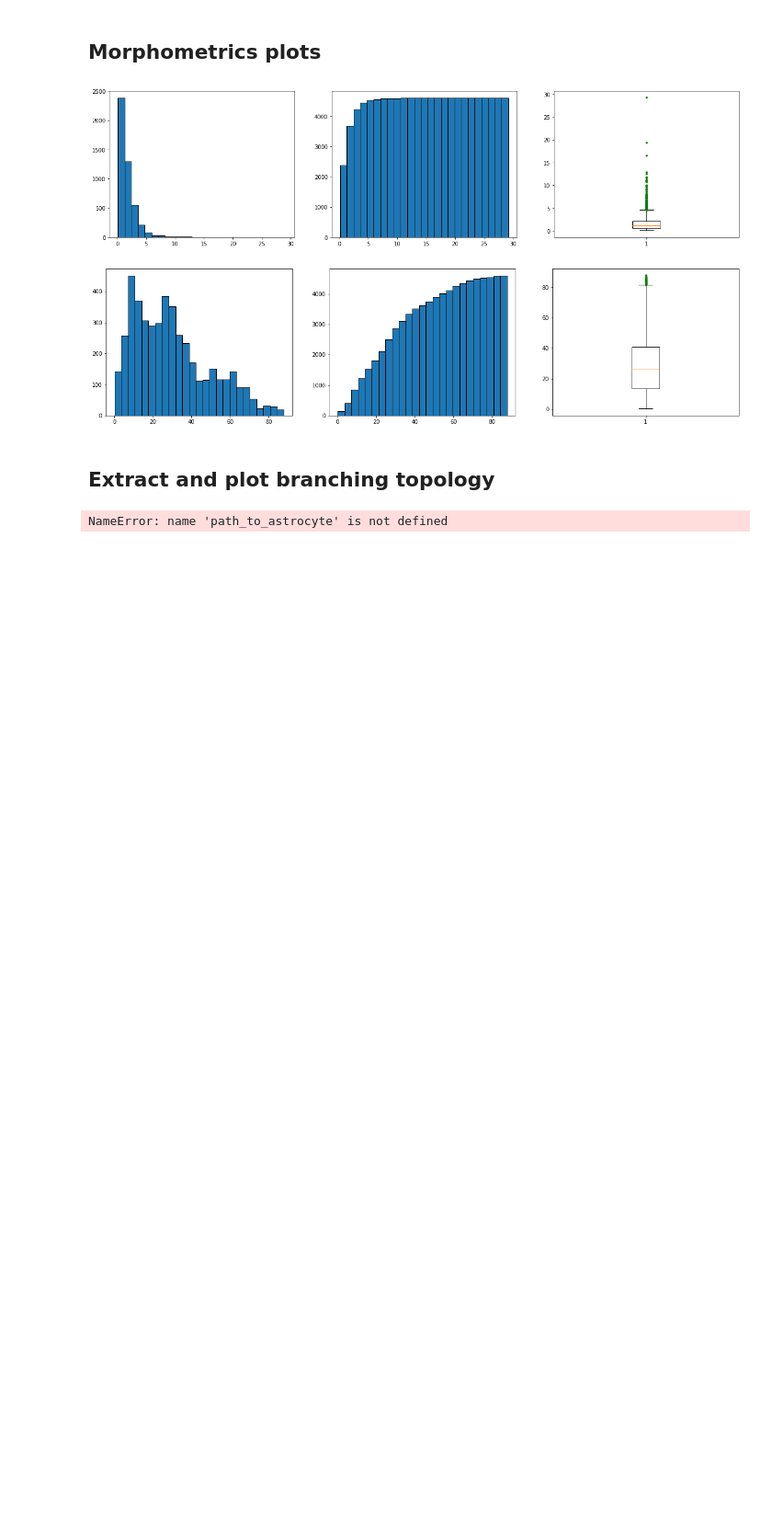
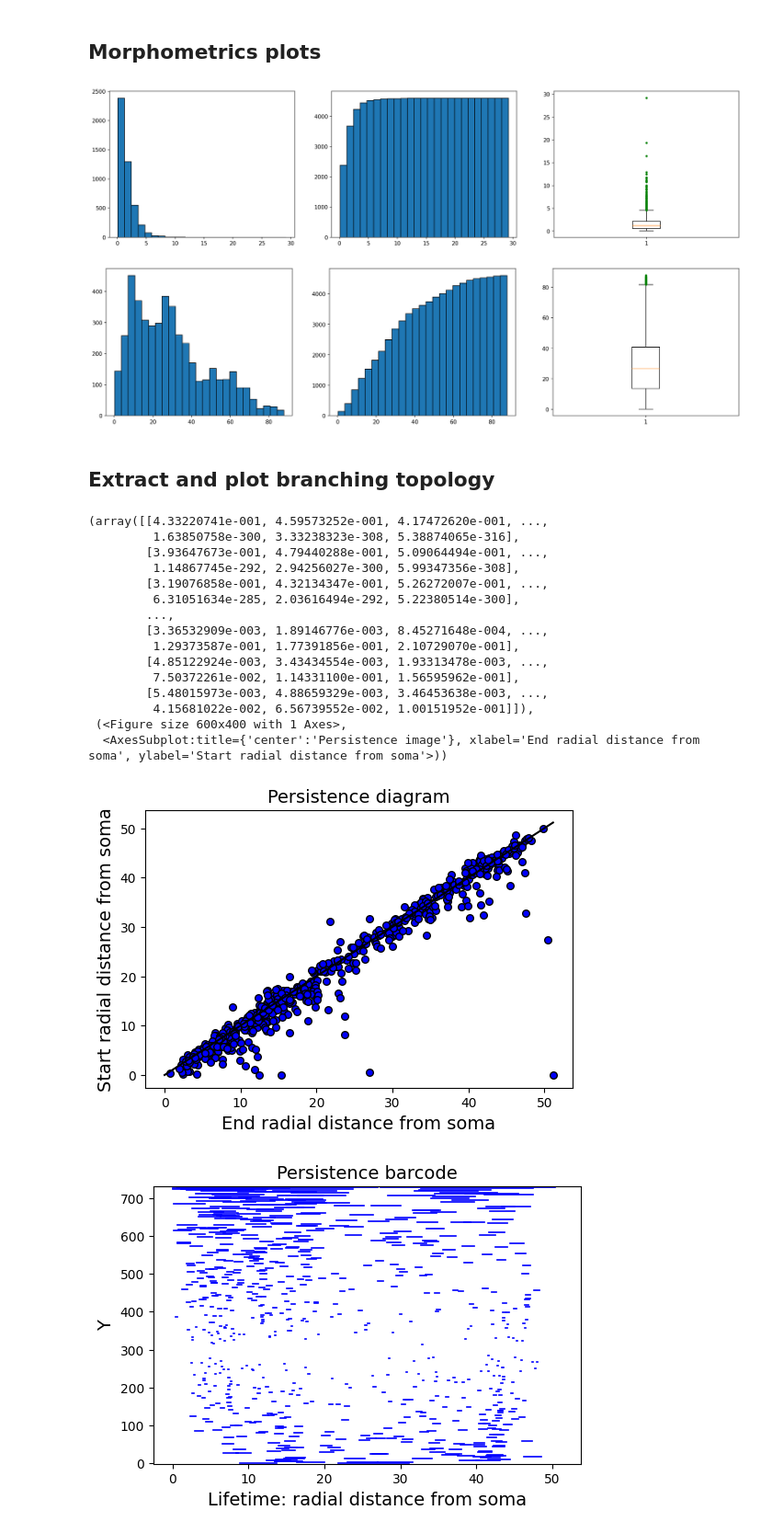
Before and after one commit to BlueBrain/NeuroM, a Jupyter notebook: tutorial/astrocyte_analysis.ipynb, the cells around one changed output. Shown at 92% size. Saved outputs shown, nothing was run; the diff lists cells and outputs as text; code cells hidden in the pictures; blank space fills up the shorter version.

Commit message:
Fix loading astrocyte in the tmd

```diff
--- a/tutorial/astrocyte_analysis.ipynb
+++ b/tutorial/astrocyte_analysis.ipynb
@@ -14,7 +14,7 @@ import ipywidgets as widgets
 from neurom.view import matplotlib_impl
 # %%
 import matplotlib.pyplot as plt
-plt.rcParams['figure.dpi'] = 150
+plt.rcParams['figure.dpi'] = 100
 # %%
 astrocyte_base_url = "https://bbp.epfl.ch/ngv-portal/data/anatomy/reconstruction-data/synthesized-astrocyte-morphologies"
 astrocyte_filenames = ["GLIA_0000000000100.h5", "GLIA_0000000000400.h5", "GLIA_0000000001200.h5", "GLIA_0000000001500.h5", "GLIA_0000000002350.h5", "GLIA_0000000003100.h5", "GLIA_0000000003400.h5", "GLIA_0000000004200.h5", "GLIA_0000000004500.h5", "GLIA_0000000000200.h5", "GLIA_0000000000500.h5", "GLIA_0000000001350.h5", "GLIA_0000000002100.h5", "GLIA_0000000002400.h5", "GLIA_0000000003250.h5", "GLIA_0000000003500.h5", "GLIA_0000000004300.h5", "GLIA_0000000000300.h5", "GLIA_0000000001100.h5", "GLIA_0000000001400.h5", "GLIA_0000000002250.h5", "GLIA_0000000002500.h5", "GLIA_0000000003350.h5", "GLIA_0000000004100.h5", "GLIA_0000000004400.h5"]
@@ -30,10 +30,11 @@ display(astrocyte_select)
 # %% [output]
 Select(description='Astrocyte:', options=('GLIA_0000000000100.h5', 'GLIA_0000000000400.h5', 'GLIA_000000000120…
 # %%
-astrocyte_url = f'{astrocyte_base_url}/{astrocyte_select.value}'
+astrocyte_path = astrocyte_select.value
+astrocyte_url = f'{astrocyte_base_url}/{astrocyte_path}'
 wget.download(astrocyte_url, os.getcwd())
 
-astrocyte = nm.load_morphology(astrocyte_select.value)
+astrocyte = nm.load_morphology(astrocyte_path)
 # %% [markdown]
 ## Show the astrocyte
 # %%
@@ -177,23 +178,39 @@ _ = ax.boxplot(feature, sym='g.')
 ## Extract and plot branching topology
 # %%
 # Step 2: Load your morphology
-neu = tmd.io.load_neuron(path_to_astrocyte)
+neu = tmd.io.load_neuron(astrocyte_path)
 
 # Step 5: Extract the ph diagram of a neuron's trees,
 # depending on the neurite_type
 ph_axon = tmd.methods.get_ph_neuron(neu, neurite_type='axon')
 ph_basal = tmd.methods.get_ph_neuron(neu, neurite_type='basal')
 
 # Step 6: Plot the extracted topological data with three different ways
 from tmd.view import view, plot
 
 # Visualize the persistence diagram
 plot.diagram(ph_axon)
 
 # Visualize the persistence barcode
 plot.barcode(ph_axon)
 
 # Visualize the persistence image
 plot.persistence_image(ph_axon)
 # %% [output]
-NameError: name 'path_to_astrocyte' is not defined
+(array([[4.33220741e-001, 4.59573252e-001, 4.17472620e-001, ...,
+         1.63850758e-300, 3.33238323e-308, 5.38874065e-316],
+        [3.93647673e-001, 4.79440288e-001, 5.09064494e-001, ...,
+         1.14867745e-292, 2.94256027e-300, 5.99347356e-308],
+        [3.19076858e-001, 4.32134347e-001, 5.26272007e-001, ...,
+         6.31051634e-285, 2.03616494e-292, 5.22380514e-300],
+        ...,
+        [3.36532909e-003, 1.89146776e-003, 8.45271648e-004, ...,
+         1.29373587e-001, 1.77391856e-001, 2.10729070e-001],
+        [4.85122924e-003, 3.43434554e-003, 1.93313478e-003, ...,
+         7.50372261e-002, 1.14331100e-001, 1.56595962e-001],
+        [5.48015973e-003, 4.88659329e-003, 3.46453638e-003, ...,
+         4.15681022e-002, 6.56739552e-002, 1.00151952e-001]]),
+ (<Figure size 600x400 with 1 Axes>,
+  <AxesSubplot:title={'center':'Persistence image'}, xlabel='End radial distance from soma', ylabel='Start radial distance from soma'>))
+[figure, added]
+[figure, added]
```
Also changed, not shown: parts of 1 cell of this notebook.
